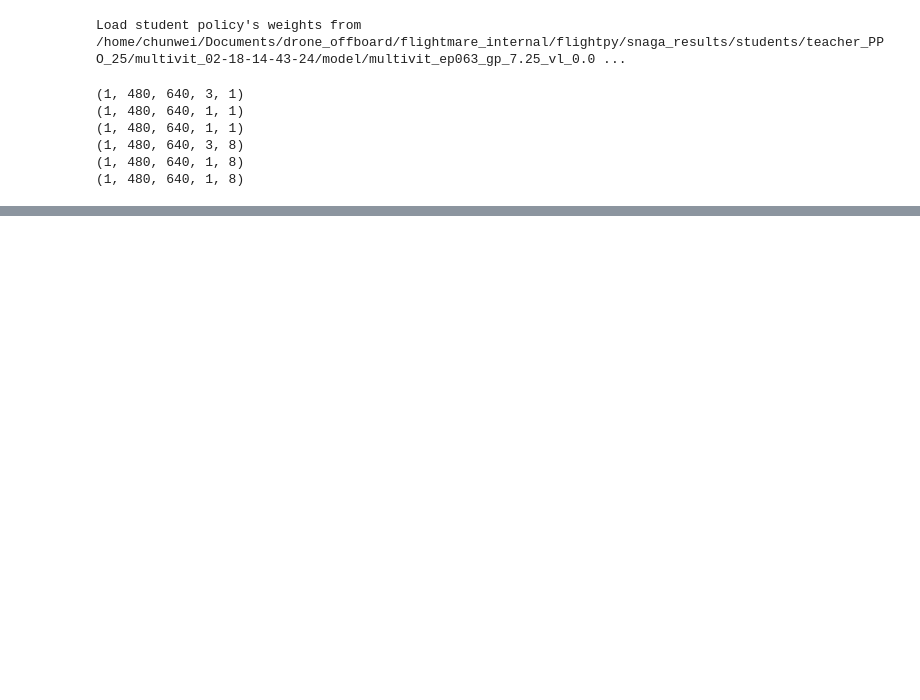
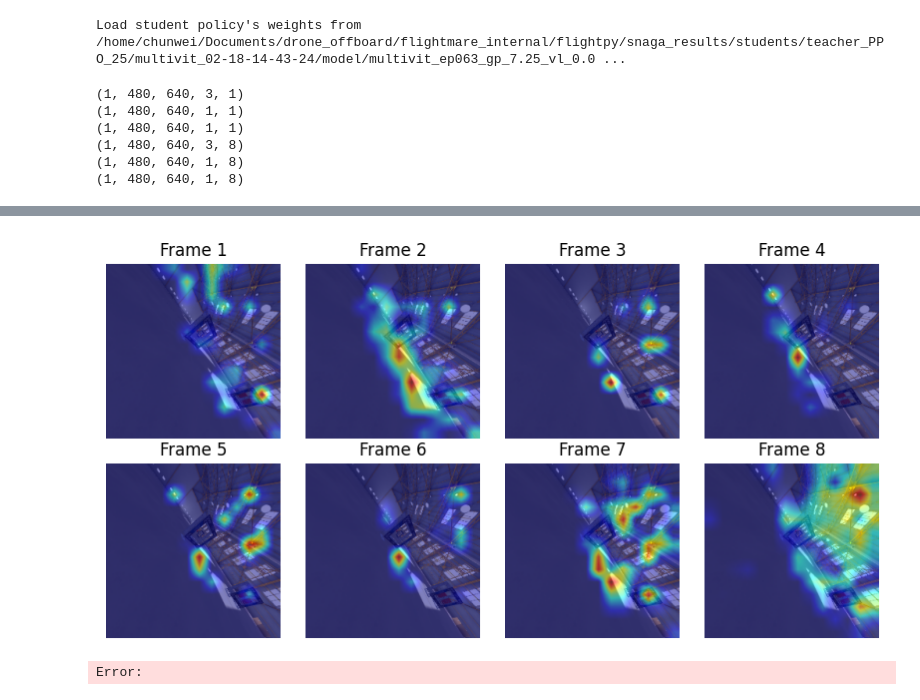
Before and after one commit to xingcw/pytorch-grad-cam, a Jupyter notebook: tutorials/multivit_racing_vis.ipynb, the cells around one changed output, grey strips where cells are left out. Drawn from its saved outputs; the diff is of its cells as text; code cells hidden in the pictures; blank space fills up the shorter version.

```diff
--- a/tutorials/multivit_racing_vis.ipynb
+++ b/tutorials/multivit_racing_vis.ipynb
@@ -178,0 +148,12 @@ axs[1, 0].axis('off')
+# %%
+fig = plt.figure(figsize=(10, 10))
+axs = ImageGrid(fig, 111, nrows_ncols=(2, 4), axes_pad=0.25)
+
+for i in range(8):
+    cam_image = show_cam_on_image(image_float, grayscale_cam[i, :, :], use_rgb=True)
+    axs[i].imshow(cam_image)
+    axs[i].axis('off')
+    axs[i].set_title(f"Frame {i+1}")
+# %% [output]
+[figure, added]
+Error:
```
Also changed, not shown: parts of 8 cells of this notebook, 4 other files.
